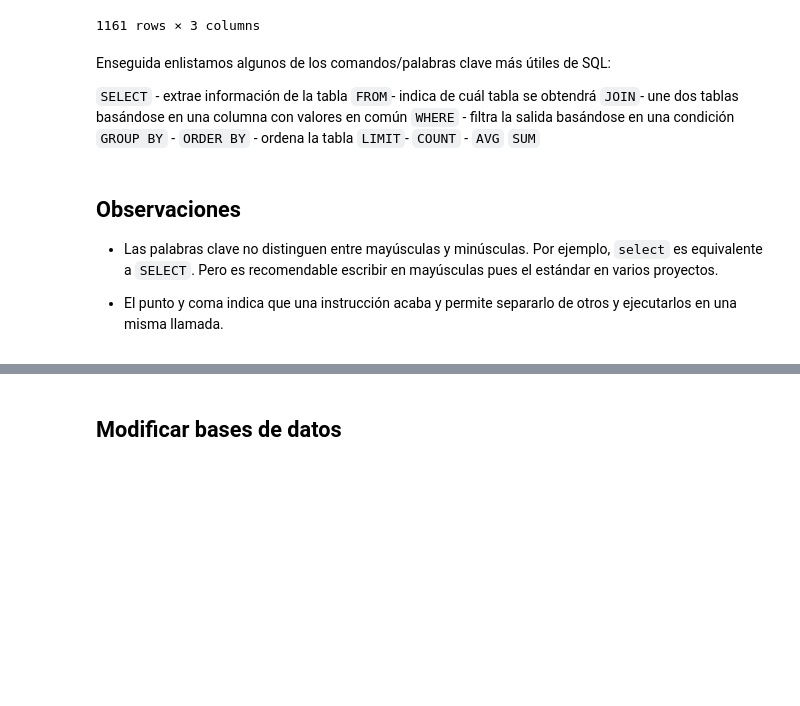
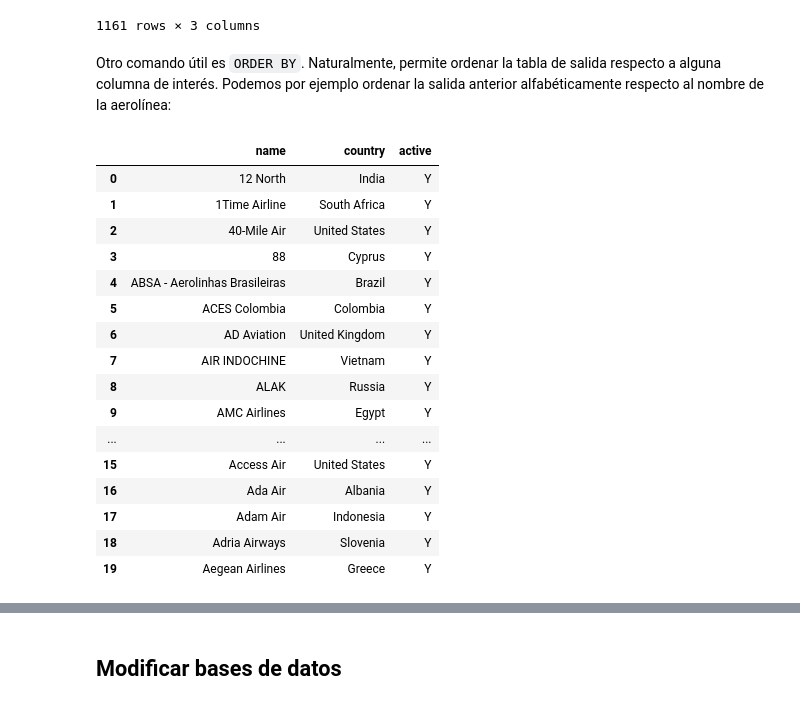
Before and after one commit to m-durand/propedeutico_python, a Jupyter notebook: notebooks/7_SQL_basico.ipynb, the cells around one changed output, grey strips where cells are left out. Drawn from its saved outputs; the diff is of its cells as text; code cells hidden in the pictures; blank space fills up the shorter version.

```diff
--- a/notebooks/7_SQL_basico.ipynb
+++ b/notebooks/7_SQL_basico.ipynb
@@ -198,20 +200,36 @@ df
 | 1159 | Fly Europa | Spain | Y |
 | 1160 | FlyPortugal | Portugal | Y |
 1161 rows × 3 columns
-# %% [markdown]
-Enseguida enlistamos algunos de los comandos/palabras clave más útiles de SQL:
-
-`SELECT` - extrae información de la tabla
-`FROM`- indica de cuál tabla se obtendrá
-`JOIN`- une dos tablas basándose en una columna con valores en común
-`WHERE` - filtra la salida basándose en una condición
-`GROUP BY` -
-`ORDER BY` - ordena la tabla
-`LIMIT`-
-`COUNT` - `AVG` `SUM`
-# %% [markdown]
-## Observaciones
-
-* Las palabras clave no distinguen entre mayúsculas y minúsculas. Por ejemplo, `select` es equivalente a `SELECT`. Pero es recomendable escribir en mayúsculas pues el estándar en varios proyectos.
-
-* El punto y coma indica que una instrucción acaba y permite separarlo de otros y ejecutarlos en una misma llamada.
+# %% [markdown]
+Otro comando útil es `ORDER BY`. Naturalmente, permite ordenar la tabla de salida respecto a alguna columna de interés. Podemos por ejemplo ordenar la salida anterior alfabéticamente respecto al nombre de la aerolínea:
+# %%
+q = '''
+    SELECT
+        name, country, active
+    FROM
+        airlines
+    WHERE
+        active="Y"
+    ORDER BY
+        name
+    '''
+df = pd.read_sql(q, con)
+df.head(20)
+# %% [output]
+|  | name | country | active |
+| 0 | 12 North | India | Y |
+| 1 | 1Time Airline | South Africa | Y |
+| 2 | 40-Mile Air | United States | Y |
+| 3 | 88 | Cyprus | Y |
+| 4 | ABSA - Aerolinhas Brasileiras | Brazil | Y |
+| 5 | ACES Colombia | Colombia | Y |
+| 6 | AD Aviation | United Kingdom | Y |
+| 7 | AIR INDOCHINE | Vietnam | Y |
+| 8 | ALAK | Russia | Y |
+| 9 | AMC Airlines | Egypt | Y |
+| ... | ... | ... | ... |
+| 15 | Access Air | United States | Y |
+| 16 | Ada Air | Albania | Y |
+| 17 | Adam Air | Indonesia | Y |
+| 18 | Adria Airways | Slovenia | Y |
+| 19 | Aegean Airlines | Greece | Y |
```
Also changed, not shown: parts of 8 cells of this notebook.
